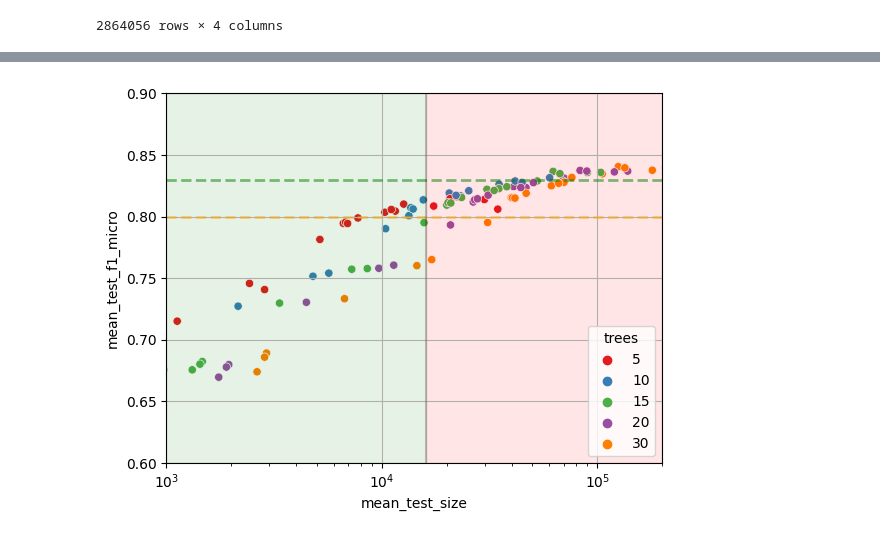
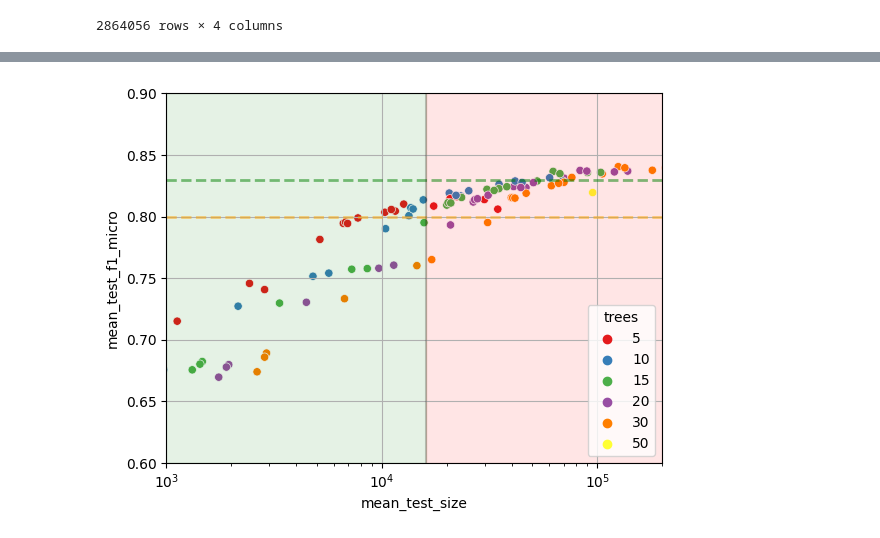
Before and after one commit to jonnor/embeddedml, a Jupyter notebook: projects/dollar_tinyml/notebooks/HAR-Evaluate.ipynb, the cells around one changed output, grey strips where cells are left out. Saved outputs shown, nothing was run; the diff lists cells and outputs as text; code cells hidden in the pictures.

```diff
--- a/projects/dollar_tinyml/notebooks/HAR-Evaluate.ipynb
+++ b/projects/dollar_tinyml/notebooks/HAR-Evaluate.ipynb
@@ -122,32 +122,39 @@ ValueError: Could not interpret value `param_max_depth` for parameter `x`
 
 def plot_results_size(results, x='mean_test_size', y='mean_test_f1_micro', hue='trees'):
 
     ax = seaborn.scatterplot(data=results,
         x=x,
         y=y,
         hue=hue,
         palette=seaborn.color_palette("Set1", 8)
     )
     y_min = 0.60
     y_max = 0.90
     size_min = 1000
     size_target = 16*1000
     size_max = 200*1000
 
     ax.set_ylim(y_min, y_max)
     ax.axhline(0.80, ls='--', color='orange', alpha=0.5, lw=2.0)
     ax.axhline(0.83, ls='--', color='green', alpha=0.5, lw=2.0)
     ax.axvline(size_target, ls='-', color='black', alpha=0.2, lw=1.5)
     ax.axvspan(0, size_target, color='green', alpha=0.1)
     ax.axvspan(size_target, size_max, color='red', alpha=0.1)
     ax.grid(True)
     ax.set_xscale('log')
 
     ax.set_xlim(size_min, size_max)
     return ax
 
+
+import os.path
+dir = '../feature-on-board-activities/'
+ref_results = pandas.read_parquet(os.path.join(dir, 'hyperparam_results.parquet.ref'))
+tuned_results = pandas.read_parquet(os.path.join(dir, 'hyperparam_results.parquet.maxdepth2'))
+results = pandas.concat([ref_results, tuned_results])
+
 r = results.rename(columns={'param_n_estimators': 'trees'})
-plot_results_size(r)
+ax = plot_results_size(r)
 ax.figure.savefig('pamap2-rf-sizeoptimized.png')
 # %% [output]
-[figure, old version]
+[figure, new version]
```
Also changed, not shown: parts of 1 cell of this notebook, 3 other files.
